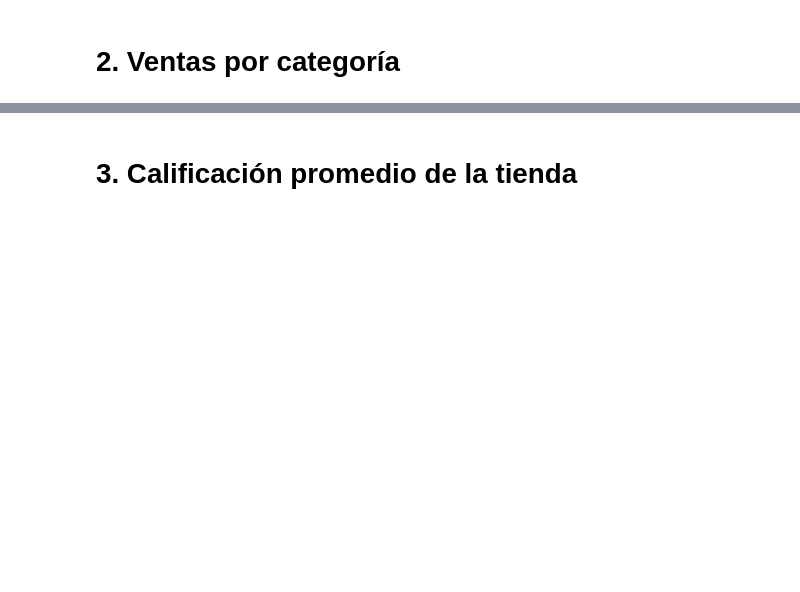
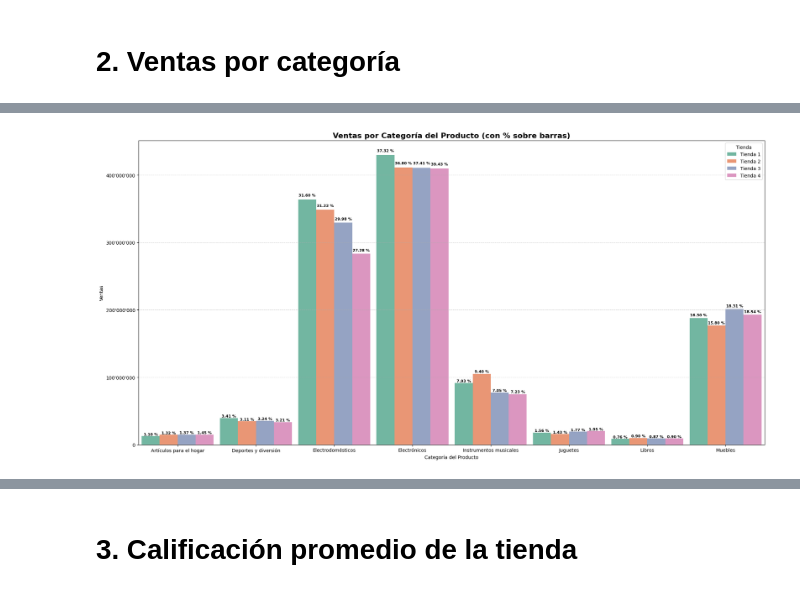
Before and after one commit to aleksripe-prog/DataScienceChallengeAluraStore, a Jupyter notebook: AluraStoreLatam.ipynb, the cells around one changed output, grey strips where cells are left out. Cells and saved outputs as stored; diff of their text form; code cells hidden in the pictures; blank space fills up the shorter version.

```diff
--- a/AluraStoreLatam.ipynb
+++ b/AluraStoreLatam.ipynb
@@ -114,0 +119,98 @@ Drive already mounted at /content/drive; to attempt to forcibly remount, call dr
+# %%
+import matplotlib.pyplot as plt
+import seaborn as sns
+import matplotlib.ticker as mtick
+import pandas as pd
+
+# Lista para almacenar DataFrames individuales
+dfs = []
+
+# Lee cada archivo y agregar una columna 'Tienda' para identificar su origen
+for nombre_tienda, url in urls.items():
+    df = pd.read_csv(url)
+    df['Tienda'] = nombre_tienda
+    dfs.append(df)
+
+# Une todos los DataFrames en uno solo
+df_total = pd.concat(dfs, ignore_index=True)
+
+# Agrupar por Tienda y Categoría, y sumar ventas (Precio)
+ventas_por_categoria = df_total.groupby(['Tienda', 'Categoría del Producto'])['Precio'].sum().reset_index()
+
+# Cálculo total por tienda
+totales_por_tienda = ventas_por_categoria.groupby('Tienda')['Precio'].transform('sum')
+
+# Cálculo porcentaje
+ventas_por_categoria['Porcentaje %'] = (ventas_por_categoria['Precio'] / totales_por_tienda) * 100
+
+# Formateando Las columnas precio y %(Porcentaje)
+#ventas_por_categoria['Precio'] = ventas_por_categoria['Precio'].apply(lambda x: f"{x:,.2f}")
+ventas_por_categoria['Porcentaje %'] = ventas_por_categoria['Porcentaje %'].apply(lambda x: f"{x:.2f} %")
+
+# Mostrar resultado
+#print(ventas_por_categoria)
+
+# Asegurarse de que Precio es numérico
+ventas_por_categoria['Precio'] = ventas_por_categoria['Precio'].astype(float)
+
+# Calcular el porcentaje real si no está
+ventas_por_categoria['Porcentaje'] = ventas_por_categoria.groupby('Tienda')['Precio'].transform(
+    lambda x: x / x.sum() * 100
+)
+
+# Crear gráfico solo con porcentaje como etiqueta
+plt.figure(figsize=(20, 10))
+ax = sns.barplot(
+    data=ventas_por_categoria,
+    x='Categoría del Producto',
+    y='Precio',
+    hue='Tienda',
+    palette='Set2',
+    dodge=0.6,
+    width=0.92
+)
+
+# Agregar etiquetas: solo porcentaje con 2 decimales
+for bar in ax.patches:
+    altura = bar.get_height()
+    if altura == 0:
+        continue
+
+    x = bar.get_x() + bar.get_width() / 2
+    y = altura
+
+    for _, row in ventas_por_categoria.iterrows():
+        if abs(row['Precio'] - altura) < 1e-2:
+            porcentaje_txt = f"{row['Porcentaje']:.2f} %"
+            ax.text(
+                x, y + y * 0.01,
+                porcentaje_txt,
+                ha='center', va='bottom',
+                fontsize=8, fontweight='bold'
+            )
+            break
+
+# Formatear eje Y estilo latino
+formatter = mtick.FuncFormatter(lambda x, _: f"{x:,.0f}".replace(",", "X").replace(".", ",").replace("X", "'"))
+ax.yaxis.set_major_formatter(formatter)
+
+# Estética general
+plt.title('Ventas por Categoría del Producto (con % sobre barras)', fontsize=16, fontweight='bold')
+plt.xlabel('Categoría del Producto')
+plt.ylabel('Ventas')
+plt.legend(title='Tienda')
+plt.grid(axis='y', linestyle='--', alpha=0.5)
+plt.tight_layout()
+plt.show()
+
+# Crear columnas con formato
+ventas_tabla = ventas_por_categoria.copy()
+ventas_tabla['Precio'] = ventas_tabla['Precio'].apply(lambda x: f"${x:,.2f}".replace(",", "X").replace(".", ",").replace("X", "'"))
+ventas_tabla['Porcentaje'] = ventas_tabla['Porcentaje'].apply(lambda x: f"{x:.2f} %")
+
+# Mostrar tabla final
+ventas_tabla_formateada = ventas_tabla[['Tienda', 'Categoría del Producto', 'Precio', 'Porcentaje']]
+print("\nResumen de ventas por categoría y tienda:\n")
+display(ventas_tabla_formateada)
+# %% [output]
+[figure, added]
```
Also changed, not shown: parts of 13 cells of this notebook.
